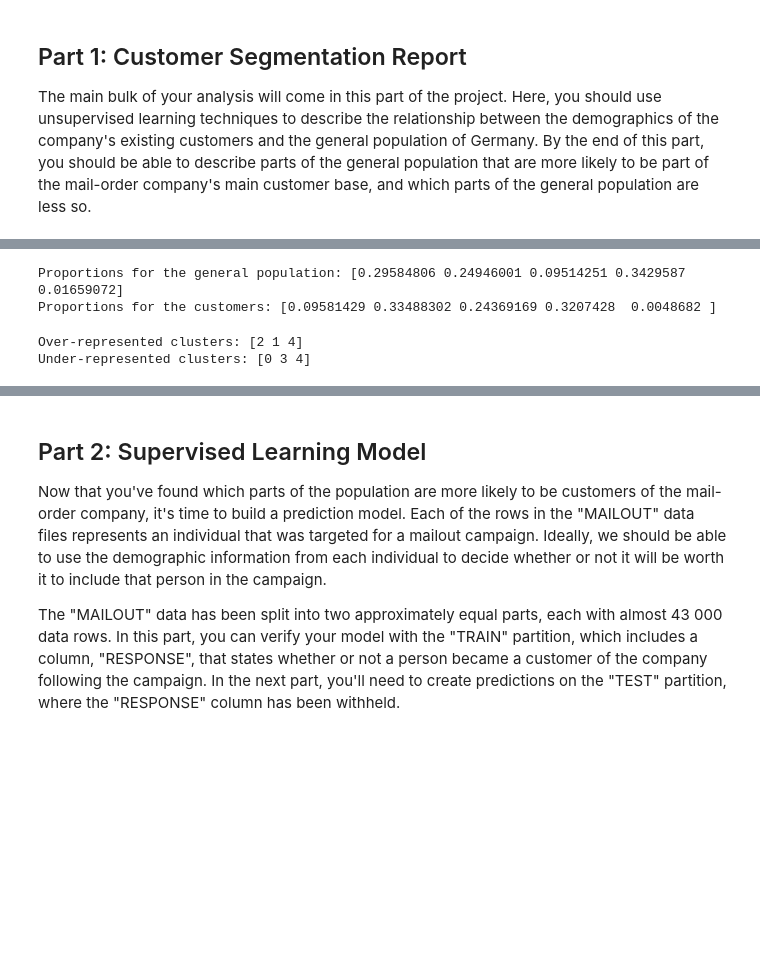
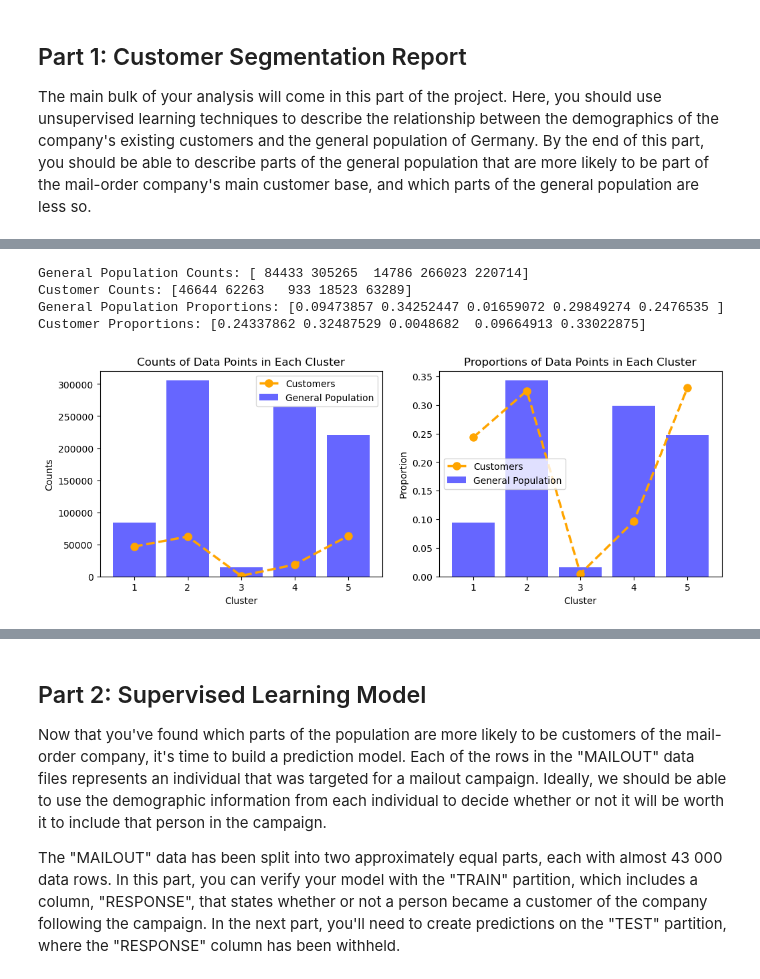
Before and after one commit to Maia97/UDS-Customer-Segmentation-Project, a Jupyter notebook: Arvato_Customer_Segmentation.ipynb, the cells around one changed output, grey strips where cells are left out. Cells and saved outputs as stored; diff of their text form; code cells hidden in the pictures; blank space fills up the shorter version.

```diff
--- a/Arvato_Customer_Segmentation.ipynb
+++ b/Arvato_Customer_Segmentation.ipynb
@@ -465,25 +596,52 @@ k = 5  # Replace with the optimal number of clusters
 kmeans = KMeans(n_clusters=k, random_state=42)
 azdias_clusters = kmeans.fit_predict(azdias_pca)
 customers_clusters = kmeans.predict(customers_pca)
-# %%
-def cluster_proportions(labels, n_clusters):
-    count = np.bincount(labels)
-    return count / len(labels)
-
-azdias_proportions = cluster_proportions(azdias_clusters, k)
-customers_proportions = cluster_proportions(customers_clusters, k)
-
-print("Proportions for the general population:", azdias_proportions)
-print("Proportions for the customers:", customers_proportions)
-# %% [output]
-Proportions for the general population: [0.29584806 0.24946001 0.09514251 0.3429587  0.01659072]
-Proportions for the customers: [0.09581429 0.33488302 0.24369169 0.3207428  0.0048682 ]
-# %%
-over_represented = customers_proportions - azdias_proportions
-print("Over-represented clusters:", np.argsort(over_represented)[-3:][::-1])  # Top 3 over-represented clusters
-
-under_represented = azdias_proportions - customers_proportions
-print("Under-represented clusters:", np.argsort(under_represented)[-3:][::-1])  # Top 3 under-represented clusters
-# %% [output]
-Over-represented clusters: [2 1 4]
-Under-represented clusters: [0 3 4]
+# %%
+azdias_clusters_counts = np.bincount(azdias_clusters)
+customers_clusters_counts = np.bincount(customers_clusters)
+
+azdias_proportions = azdias_clusters_counts / azdias_clusters_counts.sum()
+customers_proportions = customers_clusters_counts / customers_clusters_counts.sum()
+
+print("General Population Counts:", azdias_clusters_counts)
+print("Customer Counts:", customers_clusters_counts)
+print("General Population Proportions:", azdias_proportions)
+print("Customer Proportions:", customers_proportions)
+# %% [output]
+General Population Counts: [ 84433 305265  14786 266023 220714]
+Customer Counts: [46644 62263   933 18523 63289]
+General Population Proportions: [0.09473857 0.34252447 0.01659072 0.29849274 0.2476535 ]
+Customer Proportions: [0.24337862 0.32487529 0.0048682  0.09664913 0.33022875]
+# %%
+# Set up the figure and axes
+fig, (ax1, ax2) = plt.subplots(1, 2, figsize=(12, 4))
+
+# Create an array of cluster labels
+cluster_labels = np.arange(1, k + 1)
+
+# Plot the bar chart for counts on the left axis (ax1)
+ax1.bar(cluster_labels, azdias_clusters_counts, color='blue', alpha=0.6, label='General Population')
+ax1.plot(cluster_labels, customers_clusters_counts, color='orange', linestyle='--', linewidth=2.5, marker='o', markersize=8, label='Customers')
+
+# Customize the counts plot
+ax1.set_title('Counts of Data Points in Each Cluster')
+ax1.set_xlabel('Cluster')
+ax1.set_ylabel('Counts')
+ax1.set_xticks(cluster_labels)
+ax1.legend()
+
+# Plot the bar chart for proportions on the right axis (ax2)
+ax2.bar(cluster_labels, azdias_proportions, color='blue', alpha=0.6, label='General Population')
+ax2.plot(cluster_labels, customers_proportions, color='orange', linestyle='--', linewidth=2.5, marker='o', markersize=8, label='Customers')
+
+# Customize the proportions plot
+ax2.set_title('Proportions of Data Points in Each Cluster')
+ax2.set_xlabel('Cluster')
+ax2.set_ylabel('Proportion')
+ax2.set_xticks(cluster_labels)
+ax2.legend()
+
+# Display the plot
+plt.show()
+# %% [output]
+[figure, added]
```
Also changed, not shown: parts of 20 cells of this notebook.
